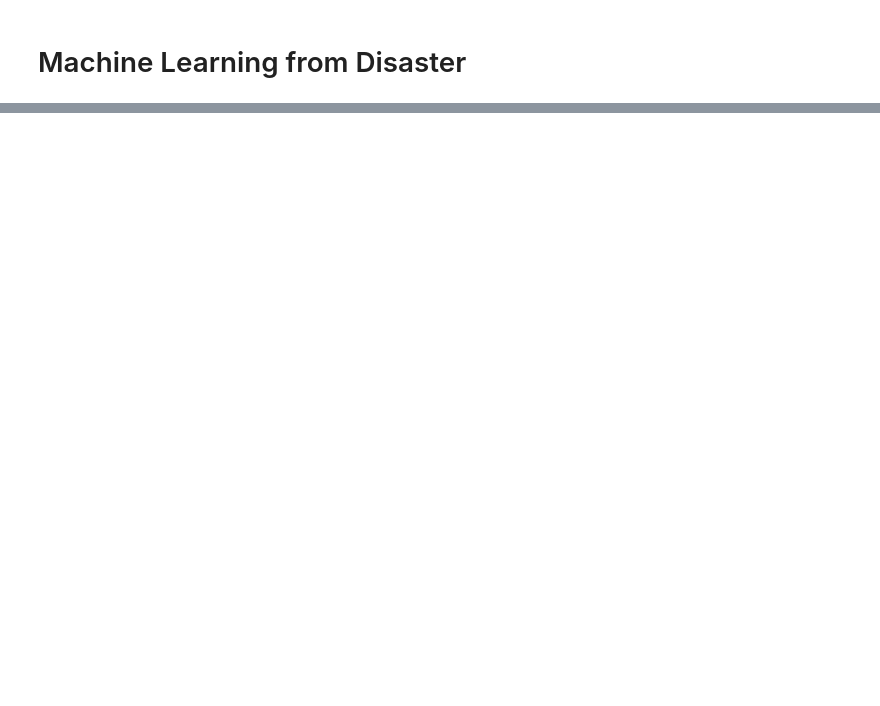
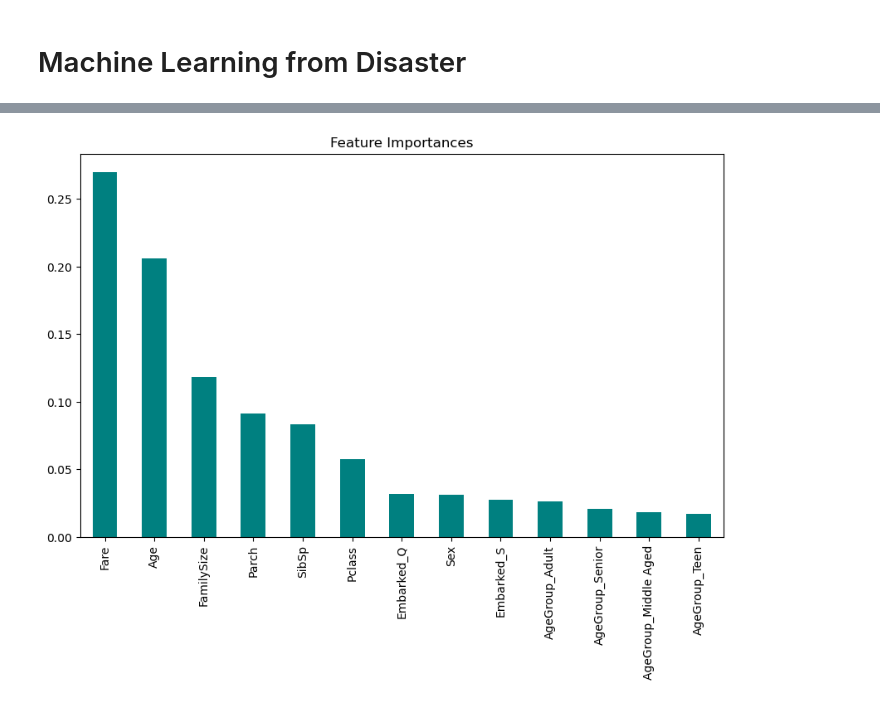
Before and after one commit to MiltonGreat/Machine-Learning-from-Disaster, a Jupyter notebook: Machine Learning from Disaster.ipynb, the cells around one changed output, grey strips where cells are left out. Drawn from its saved outputs; the diff is of its cells as text; code cells hidden in the pictures; blank space fills up the shorter version.

```diff
--- a/Machine Learning from Disaster.ipynb
+++ b/Machine Learning from Disaster.ipynb
@@ -239,0 +106,25 @@ weighted avg       0.56      0.56      0.56       200
+# %%
+# Model Training and Evaluation
+# Define features (X) and target (y)
+X = df.drop('Survived', axis=1)
+y = df['Survived']
+
+# Train-test split
+X_train, X_test, y_train, y_test = train_test_split(X, y, test_size=0.2, random_state=42, stratify=y)
+
+# Scale the data
+scaler = StandardScaler()
+X_train_scaled = scaler.fit_transform(X_train)
+X_test_scaled = scaler.transform(X_test)
+# %%
+# Address class imbalance with RandomForestClassifier and GridSearchCV
+param_grid = {
+    'n_estimators': [100, 200],
+    'max_depth': [5, 10, None],
+    'min_samples_split': [2, 5],
+    'min_samples_leaf': [1, 2]
+}
+
+rf = RandomForestClassifier(random_state=42)
+grid_search = GridSearchCV(estimator=rf, param_grid=param_grid, cv=5, scoring='accuracy', n_jobs=-1)
+grid_search.fit(X_train_scaled, y_train)
@@ -239,0 +137,11 @@ weighted avg       0.56      0.56      0.56       200
+# %%
+# Best model and evaluation
+best_model = grid_search.best_estimator_
+y_pred = best_model.predict(X_test_scaled)
+y_pred_proba = best_model.predict_proba(X_test_scaled)[:, 1]
+
+print(f"Best Parameters: {grid_search.best_params_}")
+print(f"Accuracy: {accuracy_score(y_test, y_pred)}")
+print(f"Confusion Matrix:\n{confusion_matrix(y_test, y_pred)}")
+print(f"Classification Report:\n{classification_report(y_test, y_pred)}")
+print(f"ROC-AUC Score: {roc_auc_score(y_test, y_pred_proba)}")
@@ -239,0 +165,9 @@ weighted avg       0.56      0.56      0.56       200
+# %%
+# Plot Feature Importance
+plt.figure(figsize=(10, 6))
+feature_importances = pd.Series(best_model.feature_importances_, index=X.columns)
+feature_importances.sort_values(ascending=False).plot(kind='bar', color='teal')
+plt.title('Feature Importances')
+plt.show()
+# %% [output]
+[figure, added]
```
Also changed, not shown: parts of 17 cells of this notebook.
